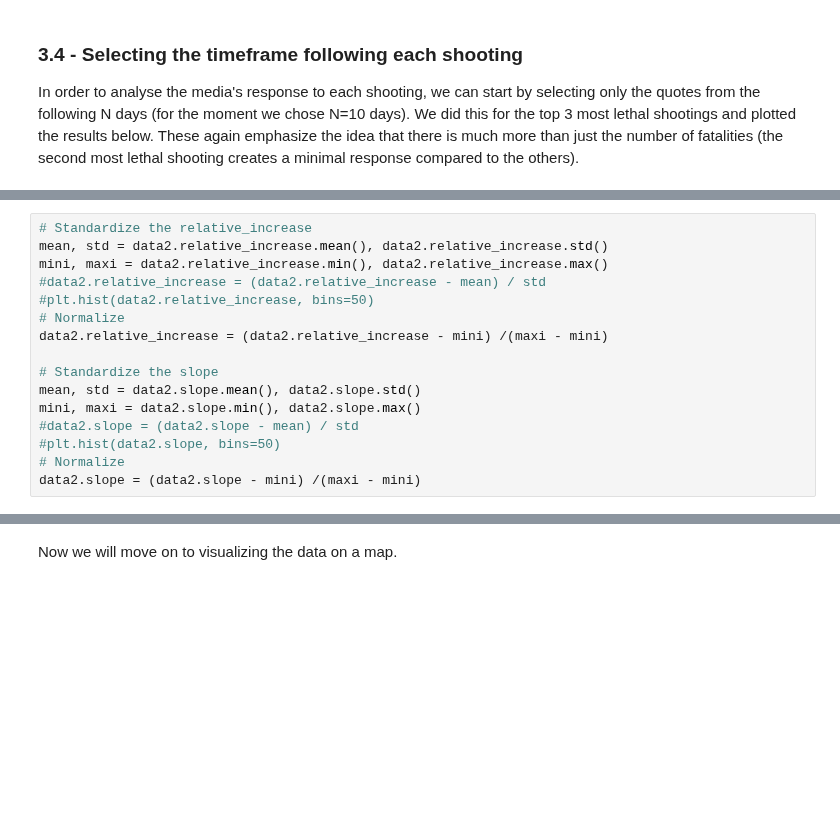
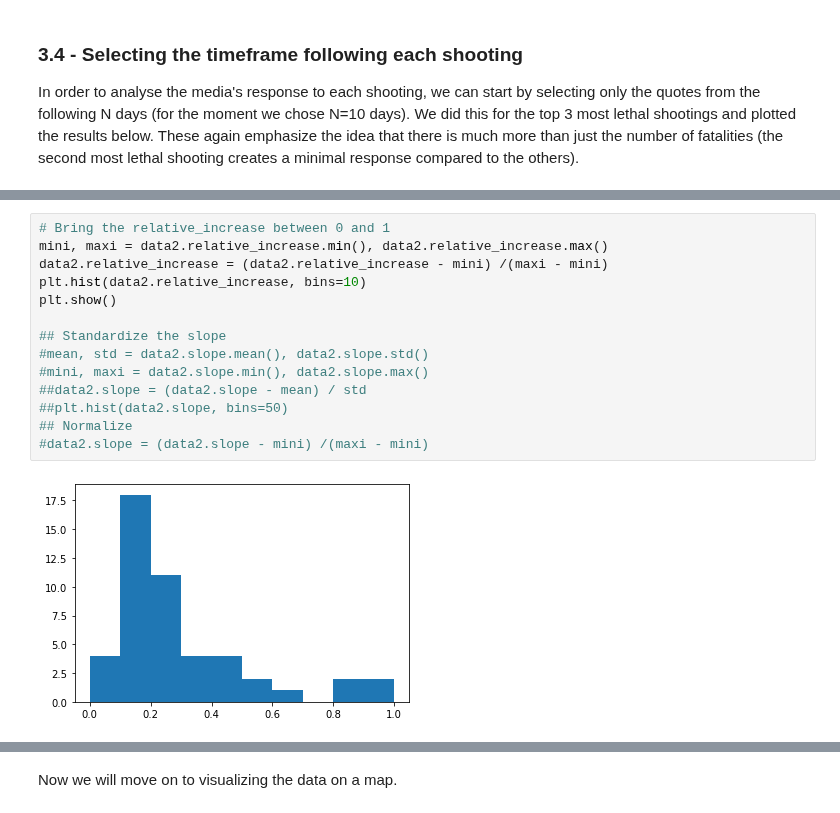
Before and after one commit to epfl-ada/ada-2021-project-clezemath, a Jupyter notebook: milestone3.ipynb, the cells around one changed output, grey strips where cells are left out. Saved outputs shown, nothing was run; the diff lists cells and outputs as text; blank space fills up the shorter version.

```diff
--- a/milestone3.ipynb
+++ b/milestone3.ipynb
@@ -512,18 +475,18 @@ data2.head(n=6)
 # %%
-# Standardize the relative_increase
-mean, std = data2.relative_increase.mean(), data2.relative_increase.std()
+# Bring the relative_increase between 0 and 1
 mini, maxi = data2.relative_increase.min(), data2.relative_increase.max()
-#data2.relative_increase = (data2.relative_increase - mean) / std
-#plt.hist(data2.relative_increase, bins=50)
-# Normalize
 data2.relative_increase = (data2.relative_increase - mini) /(maxi - mini)
+plt.hist(data2.relative_increase, bins=10)
+plt.show()
 
-# Standardize the slope
-mean, std = data2.slope.mean(), data2.slope.std()
-mini, maxi = data2.slope.min(), data2.slope.max()
-#data2.slope = (data2.slope - mean) / std
-#plt.hist(data2.slope, bins=50)
-# Normalize
-data2.slope = (data2.slope - mini) /(maxi - mini)
+## Standardize the slope
+#mean, std = data2.slope.mean(), data2.slope.std()
+#mini, maxi = data2.slope.min(), data2.slope.max()
+##data2.slope = (data2.slope - mean) / std
+##plt.hist(data2.slope, bins=50)
+## Normalize
+#data2.slope = (data2.slope - mini) /(maxi - mini)
+# %% [output]
+[figure, added]
 # %%
 # Compute the reaction score for each shooting
```
Also changed, not shown: parts of 8 cells of this notebook.
